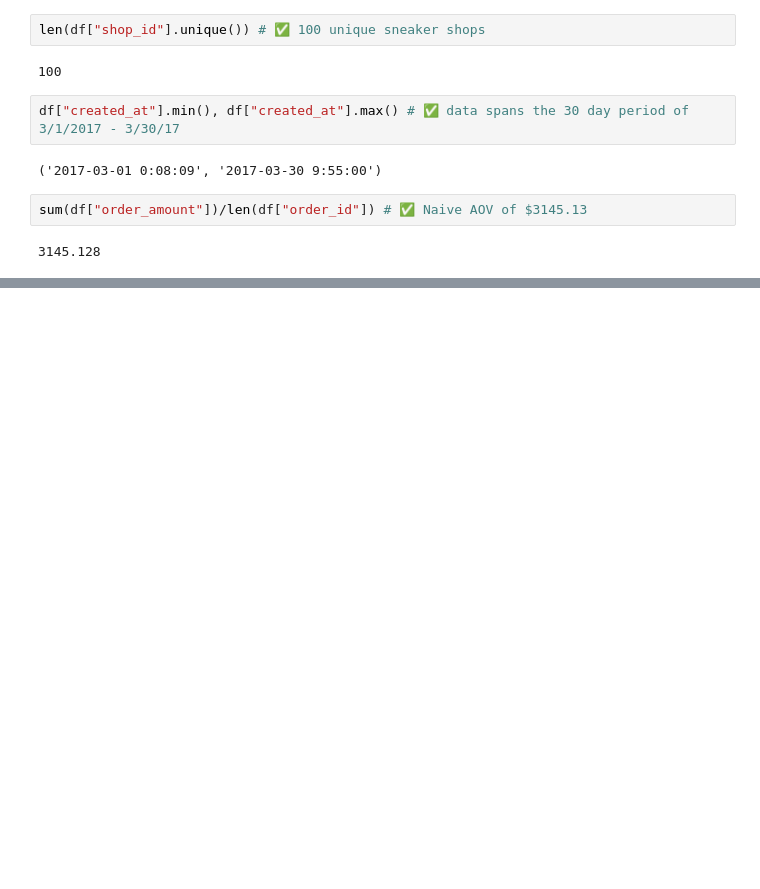
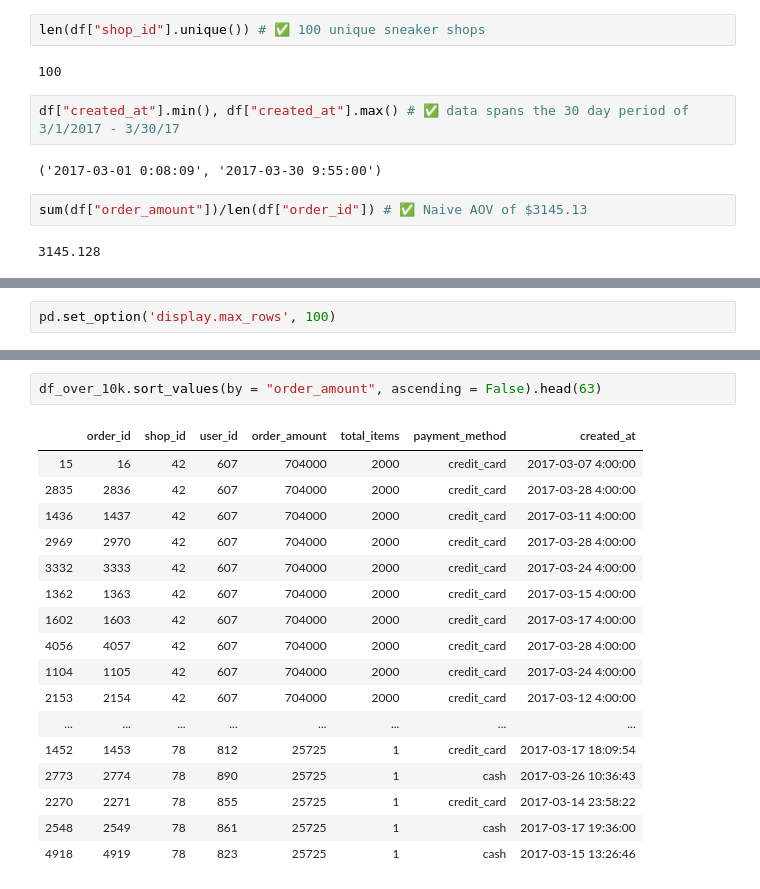
Before and after one commit to RaymondDashWu/shopify-winter-2021-ds-application, a Jupyter notebook: Sneaker Shop Analysis.ipynb, the cells around one changed output, grey strips where cells are left out. Saved outputs shown, nothing was run; the diff lists cells and outputs as text; blank space fills up the shorter version.

```diff
--- a/Sneaker Shop Analysis.ipynb
+++ b/Sneaker Shop Analysis.ipynb
@@ -37,0 +49,2 @@ sum(df["order_amount"])/len(df["order_id"]) # ✅ Naive AOV of $3145.13
+# %%
+pd.set_option('display.max_rows', 100)
@@ -37,0 +57,20 @@ sum(df["order_amount"])/len(df["order_id"]) # ✅ Naive AOV of $3145.13
+# %%
+df_over_10k.sort_values(by = "order_amount", ascending = False).head(63)
+# %% [output]
+|  | order_id | shop_id | user_id | order_amount | total_items | payment_method | created_at |
+| 15 | 16 | 42 | 607 | 704000 | 2000 | credit_card | 2017-03-07 4:00:00 |
+| 2835 | 2836 | 42 | 607 | 704000 | 2000 | credit_card | 2017-03-28 4:00:00 |
+| 1436 | 1437 | 42 | 607 | 704000 | 2000 | credit_card | 2017-03-11 4:00:00 |
+| 2969 | 2970 | 42 | 607 | 704000 | 2000 | credit_card | 2017-03-28 4:00:00 |
+| 3332 | 3333 | 42 | 607 | 704000 | 2000 | credit_card | 2017-03-24 4:00:00 |
+| 1362 | 1363 | 42 | 607 | 704000 | 2000 | credit_card | 2017-03-15 4:00:00 |
+| 1602 | 1603 | 42 | 607 | 704000 | 2000 | credit_card | 2017-03-17 4:00:00 |
+| 4056 | 4057 | 42 | 607 | 704000 | 2000 | credit_card | 2017-03-28 4:00:00 |
+| 1104 | 1105 | 42 | 607 | 704000 | 2000 | credit_card | 2017-03-24 4:00:00 |
+| 2153 | 2154 | 42 | 607 | 704000 | 2000 | credit_card | 2017-03-12 4:00:00 |
+| ... | ... | ... | ... | ... | ... | ... | ... |
+| 1452 | 1453 | 78 | 812 | 25725 | 1 | credit_card | 2017-03-17 18:09:54 |
+| 2773 | 2774 | 78 | 890 | 25725 | 1 | cash | 2017-03-26 10:36:43 |
+| 2270 | 2271 | 78 | 855 | 25725 | 1 | credit_card | 2017-03-14 23:58:22 |
+| 2548 | 2549 | 78 | 861 | 25725 | 1 | cash | 2017-03-17 19:36:00 |
+| 4918 | 4919 | 78 | 823 | 25725 | 1 | cash | 2017-03-15 13:26:46 |
```
Also changed, not shown: parts of 6 cells of this notebook.
